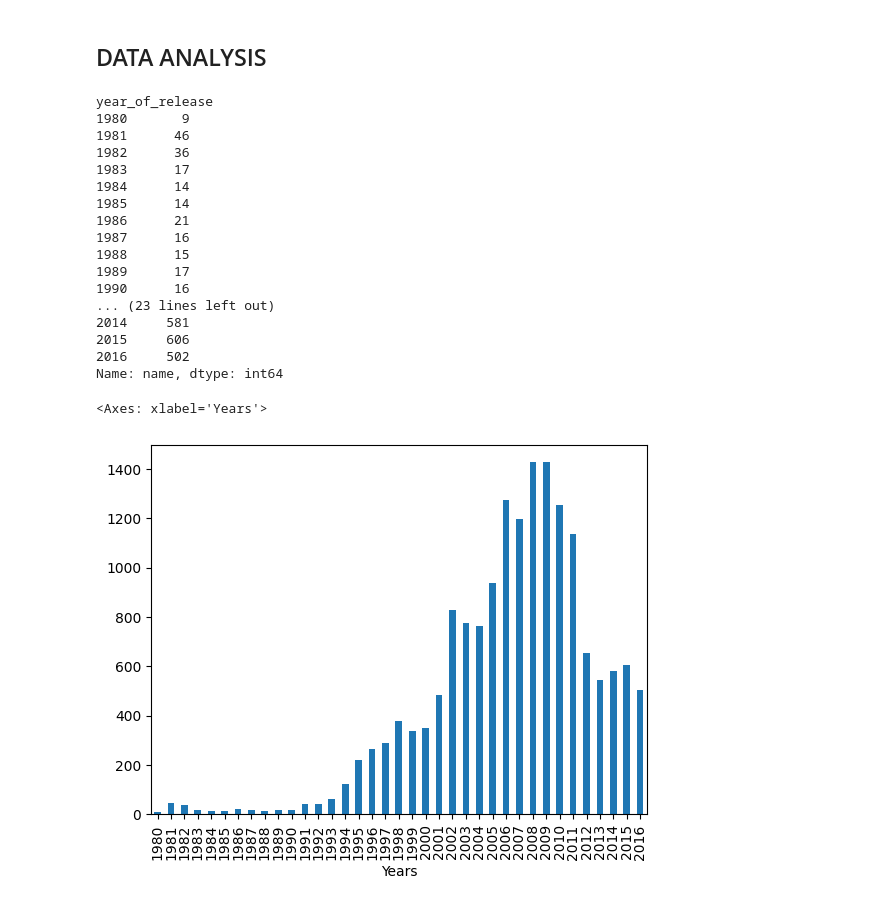
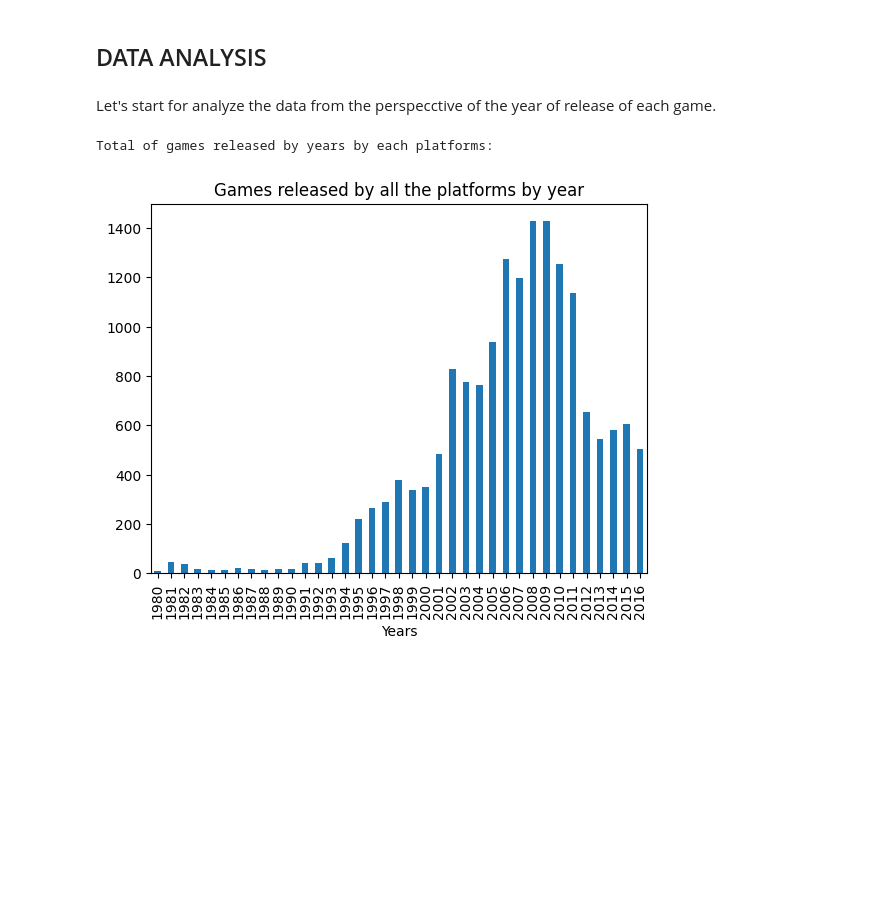
Before and after one commit to JimenaMaSuMu/VideoGameProject, a Jupyter notebook: code.ipynb, the cells around one changed output. Cells and saved outputs as stored; diff of their text form; code cells hidden in the pictures; blank space fills up the shorter version.

```diff
--- a/code.ipynb
+++ b/code.ipynb
@@ -201,26 +201,13 @@ The names of the columns have an easy format.
 # %% [markdown]
 DATA ANALYSIS
 --
+# %% [markdown]
+Let's start for analyze the data from the perspecctive of the year of release of each game.
 # %%
-print(games.groupby('year_of_release').count()['name'])
-games.groupby('year_of_release')['name'].count().plot(kind='bar',y='name',x='year_of_release',xlabel='Years')
+#print(games.groupby('year_of_release').count()['platform'])
+print('Total of games released by years by each platforms:\n')
+games.groupby('year_of_release')['platform'].count().plot(kind='bar',y='platform',x='year_of_release',xlabel='Years', title='Games released by all the platforms by year')
+plt.show()
 # %% [output]
-year_of_release
-1980       9
-1981      46
-1982      36
-1983      17
-1984      14
-1985      14
-1986      21
-1987      16
-1988      15
-1989      17
-1990      16
-... (23 lines left out)
-2014     581
-2015     606
-2016     502
-Name: name, dtype: int64
+Total of games released by years by each platforms:
-<Axes: xlabel='Years'>
-[figure, old version]
+[figure, new version]
```
Also changed, not shown: parts of 19 cells of this notebook.
